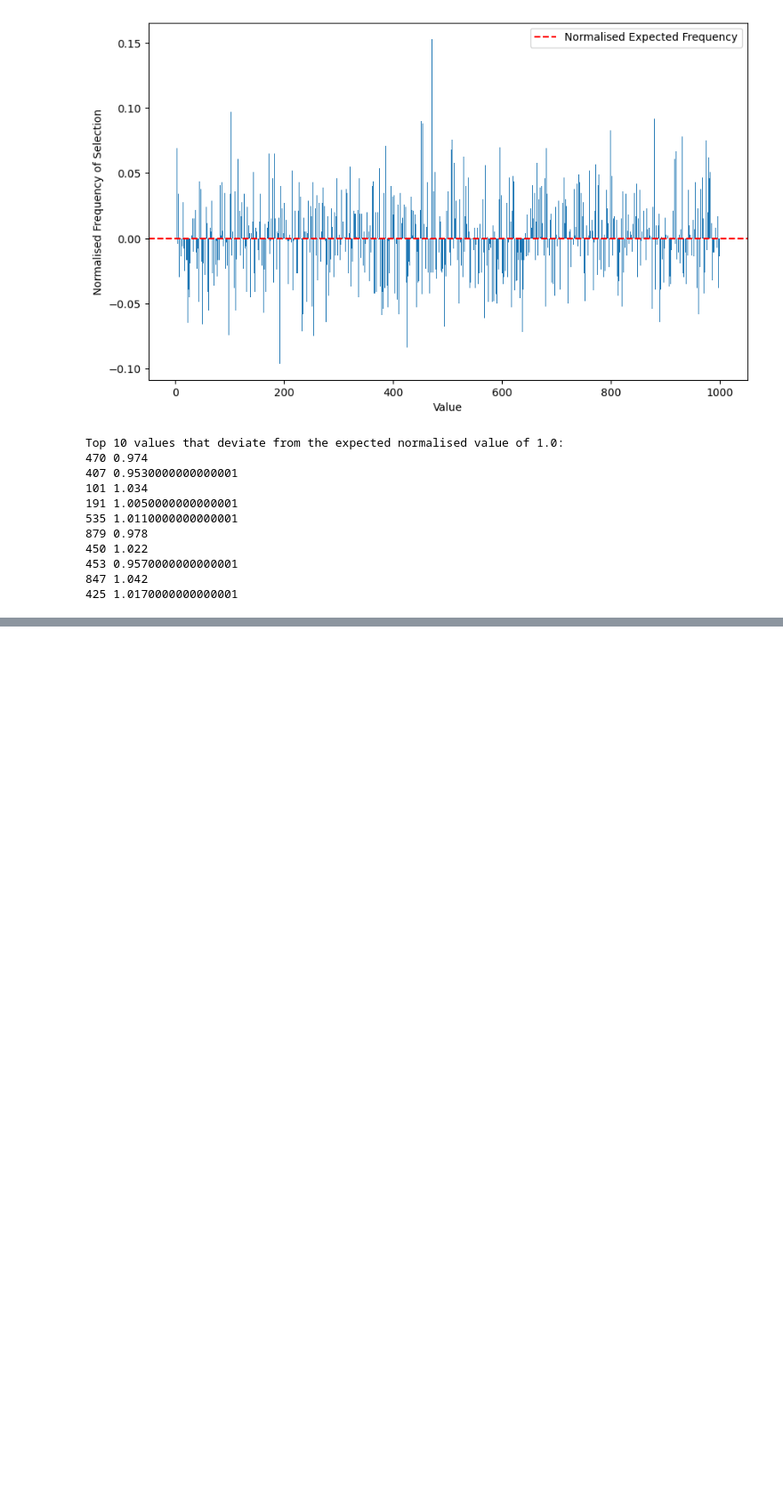
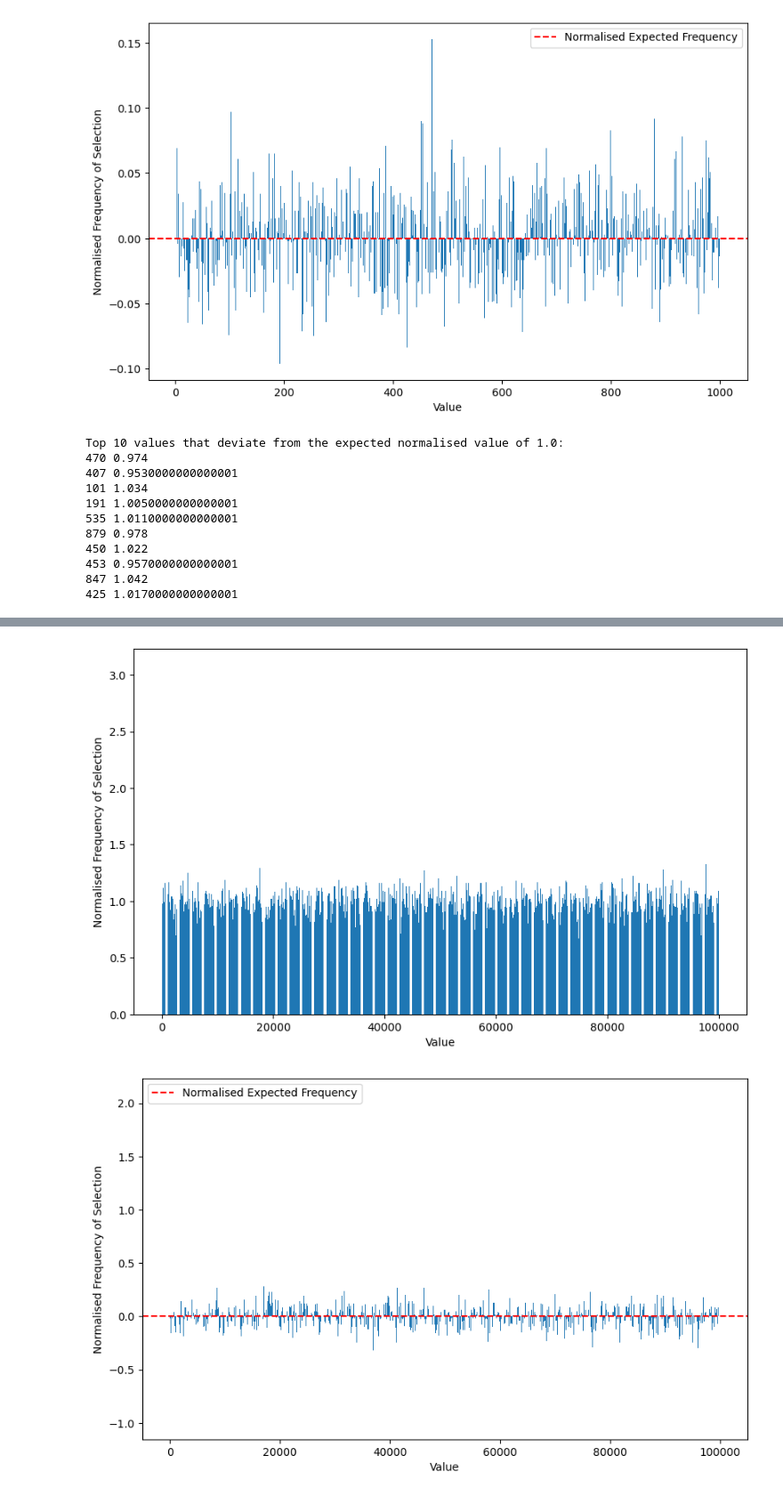
Before and after one commit to AlexBuccheri/random_sampling, a Jupyter notebook: jupyter/sampling_without_replacement.ipynb, the cells around one changed output, grey strips where cells are left out. Shown at 89% size. Saved outputs shown, nothing was run; the diff lists cells and outputs as text; code cells hidden in the pictures; blank space fills up the shorter version.

Commit message:
Test hidden shuffle - clearly has bugs

```diff
--- a/jupyter/sampling_without_replacement.ipynb
+++ b/jupyter/sampling_without_replacement.ipynb
@@ -132,4 +132,73 @@ Top 10 values that deviate from the expected normalised value of 1.0:
 """
 # %%
 """Hidden Shuffle
+
+Appears to be an implementation error? Certainly returning the same erroneous number for the last element of some iterations
+
+For a much large sample size  with larger range, it also throws up two erroneous iterations for the last 9 values
 """
+hidden_shuffle_m = gf.fFort('../cmake-build/libfortran_rand.dylib', '../cmake-build/modules/hidden_shuffle_m.mod')
+
+m_samples = 10
+n_range = 100
+n_repeat = 100
+occurrences = np.zeros(shape=n_range+1)
+
+for i in range(0, n_repeat):
+    seeds = np.random.randint(0, 2**64, size=8, dtype=np.uint64)
+    result = hidden_shuffle_m. hidden_shuffle(m_samples, n_range, np.empty(shape=(m_samples)), seed=seeds)
+    # Fill counts
+    try:
+        for j in result.args['result']:
+            occurrences[j] += 1
+    except IndexError:
+        print(f'Index error on iteration {i}')
+        print(result.args['result'])
+
+
+print('Asking for more samples, from a larger range')
+m_samples = 1000
+n_range = 100000
+n_repeat = 10000
+occurrences = np.zeros(shape=n_range+1)
+
+for i in range(0, n_repeat):
+    seeds = np.random.randint(0, 2**64, size=8, dtype=np.uint64)
+    result = hidden_shuffle_m. hidden_shuffle(m_samples, n_range, np.empty(shape=(m_samples)), seed=seeds)
+    # Fill counts
+    try:
+        for j in result.args['result']:
+            occurrences[j] += 1
+    except IndexError:
+        print(f'Index error on iteration {i}')
+        print(result.args['result'])
+
+
+# Plotting takes 30-60 secs with this volume of data
+plot_me = False
+
+# Uniform probability of getting each value
+if plot_me:
+    uniform_p = m_samples / n_range
+    normalize =  1. / (n_repeat * uniform_p)
+
+    plt.figure(figsize=(10, 6))
+    plt.bar(range(1, n_range + 1), occurrences[1:] * normalize)
+    plt.xlabel('Value')
+    plt.ylabel('Normalised Frequency of Selection')
+    plt.show()
+
+    plt.figure(figsize=(10, 6))
+    plt.bar(range(1, n_range + 1), (occurrences[1:] * normalize) - 1)
+    plt.xlabel('Value')
+    plt.axhline(y=0.0, color='r', linestyle='--', label=f'Normalised Expected Frequency')
+    plt.legend()
+    plt.ylabel('Normalised Frequency of Selection')
+    plt.show()
+
+    print("Top 10 values that deviate from the expected normalised value of 1.0:")
+    indices = np.argsort(np.abs((occurrences[1:] * normalize) - 1))
+
+    for i in indices[-10:][::-1]:
+        print(i, occurrences[i] * normalize)
+# %% [output]
@@ -135,0 +222,2 @@ Top 10 values that deviate from the expected normalised value of 1.0:
+[figure, added]
+[figure, added]
```
Also changed, not shown: parts of 1 cell of this notebook.
